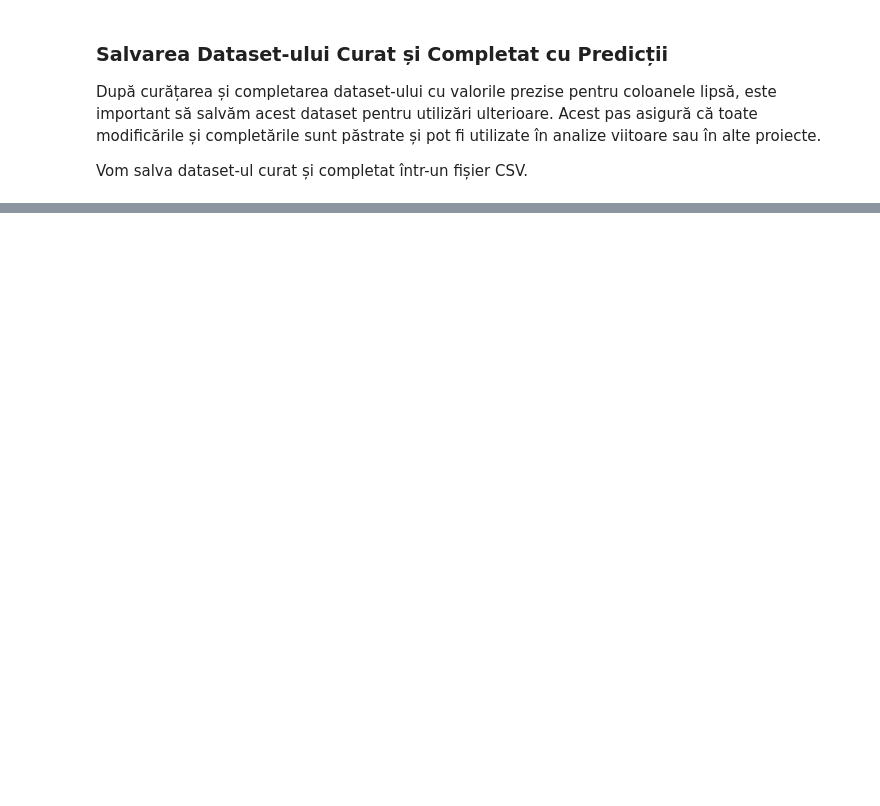
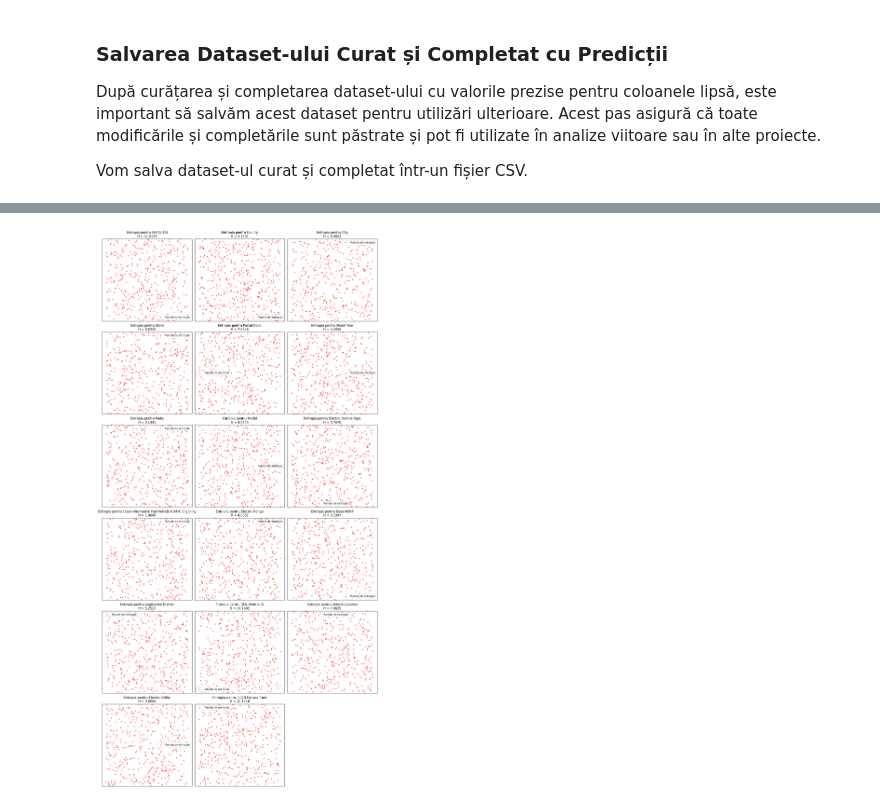
Before and after one commit to Copernicus12/Sisteme_Inteligente_-2025-, a Jupyter notebook: Electric_Vehicle_Population_Data.ipynb, the cells around one changed output, grey strips where cells are left out. Saved outputs shown, nothing was run; the diff lists cells and outputs as text; code cells hidden in the pictures; blank space fills up the shorter version.

```diff
--- a/Electric_Vehicle_Population_Data.ipynb
+++ b/Electric_Vehicle_Population_Data.ipynb
@@ -537,0 +565,35 @@ df.to_csv('Electric_Vehicle_Population_Data_Cleaned.csv', index=False)
+# %%
+def calculate_entropy(column):
+    value_counts = column.value_counts(normalize=True)
+    return entropy(value_counts, base=2)
+
+df = df.select_dtypes(include=[np.number, "object"])
+num_columns = len(df.columns)
+cols_per_row = 3
+rows = (num_columns // cols_per_row) + (num_columns % cols_per_row > 0)
+
+fig, axes = plt.subplots(rows, cols_per_row, figsize=(15, 5 * rows))
+axes = axes.ravel()
+
+for i, col in enumerate(df.columns):
+    if df[col].dtype == 'O':
+        df[col] = df[col].astype("category").cat.codes
+
+    data = df[col].dropna()
+    x = np.linspace(0, len(data), len(data))
+    y = np.random.uniform(0, 0.3, len(data))
+
+    axes[i].scatter(x, y, c='red', alpha=0.6, label='Puncte de entropie', s=10)
+    axes[i].set_title(f"Entropia pentru {col}\nH = {calculate_entropy(data):.4f}")
+    axes[i].set_xticks([])
+    axes[i].set_yticks([])
+    axes[i].set_ylim(0, 0.00085)
+    axes[i].legend()
+
+for j in range(i + 1, len(axes)):
+    fig.delaxes(axes[j])
+
+plt.tight_layout()
+plt.show()
+# %% [output]
+[figure, added]
```
Also changed, not shown: parts of 8 cells of this notebook, 2 other files.
